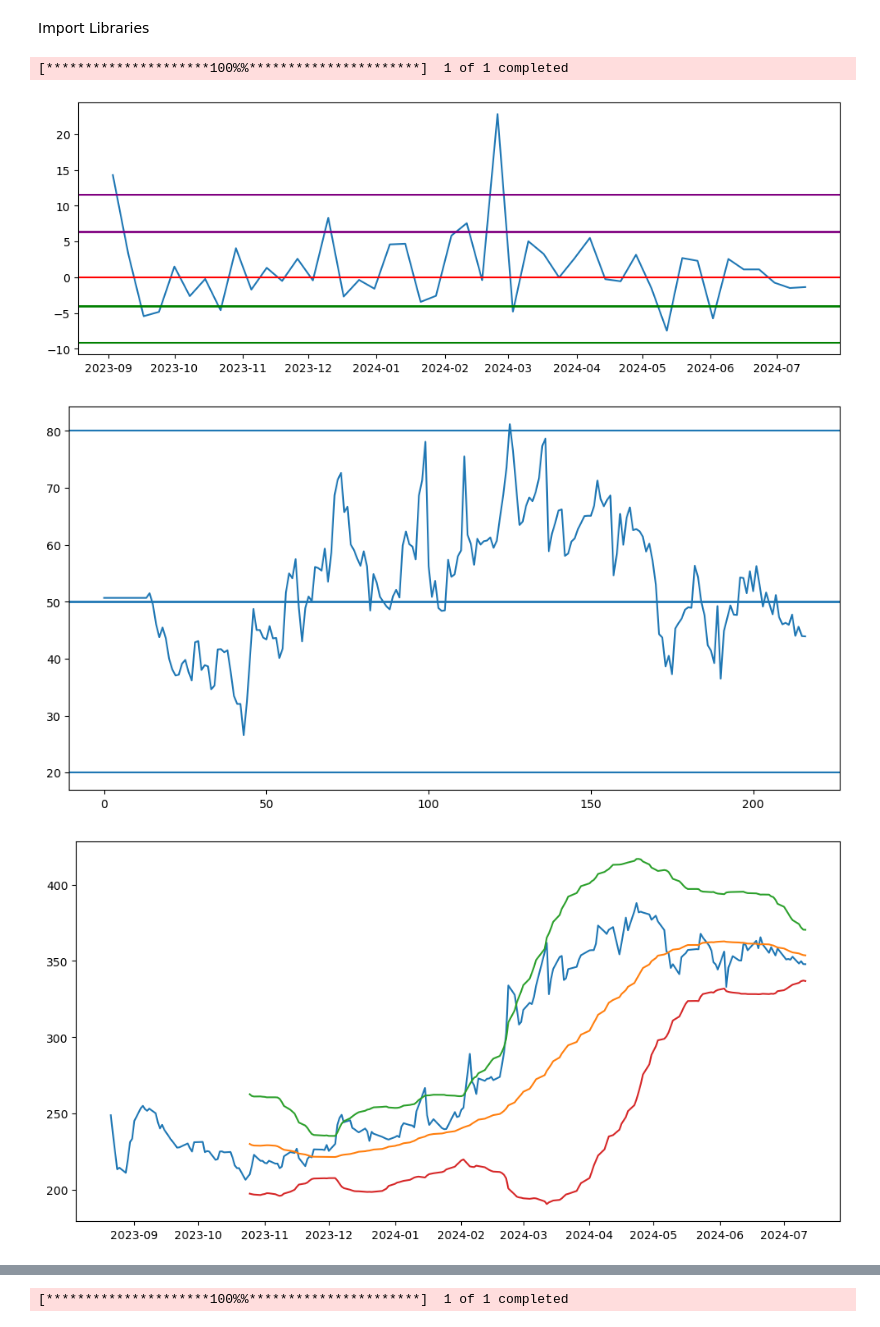
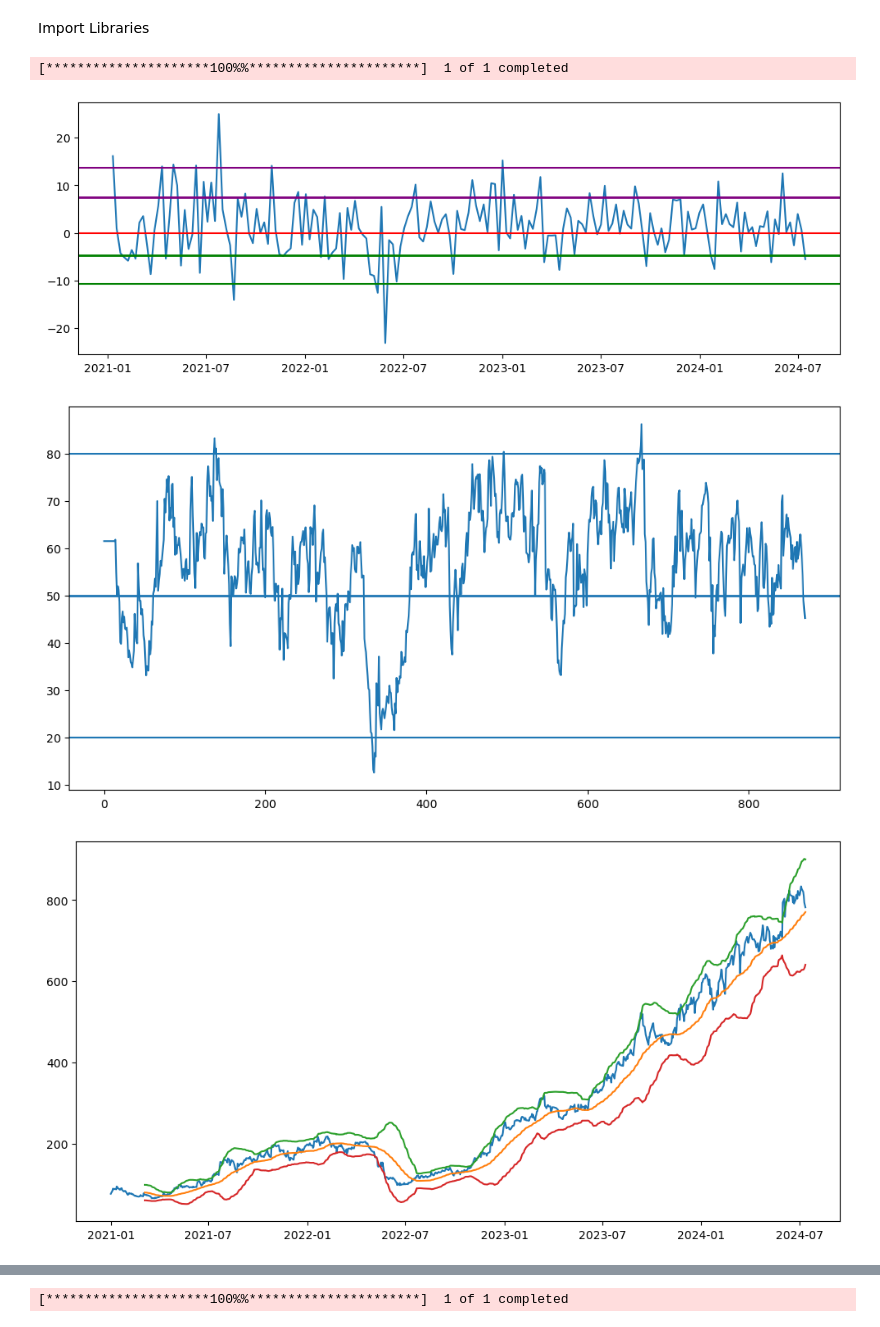
Before and after one commit to isouravsharma/Fin, a Jupyter notebook: Ticker-automate_V2.ipynb, the cells around one changed output, grey strips where cells are left out. Saved outputs shown, nothing was run; the diff lists cells and outputs as text; code cells hidden in the pictures.

```diff
--- a/Ticker-automate_V2.ipynb
+++ b/Ticker-automate_V2.ipynb
@@ -11,18 +11,18 @@ import plotly.graph_objects as go
 from PIL import Image
 # %%
 # List of stock
-tickers = ['JIOFIN.NS']
+tickers = ['JSL.NS']
 for stock in tickers:
     # Ticker = "ICICIBANK.NS"
-    start_date = "2022-01-01"
+    start_date = "2021-01-01"
     end_date = "2024-12-31"
     download_data = yf.download(tickers= stock, start=start_date, end=end_date)
     data = pd.DataFrame(download_data['Close'])
     return_final_output(data,stock)
     # plt.savefig(f"../top_50/{stock}.png")
     save_outcome_image(stock)
 # %% [output]
 [*********************100%%**********************]  1 of 1 completed
-[figure, old version]
+[figure, new version]
-[figure, old version]
+[figure, new version]
-[figure, old version]
+[figure, new version]
```
Also changed, not shown: parts of 1 cell of this notebook.
